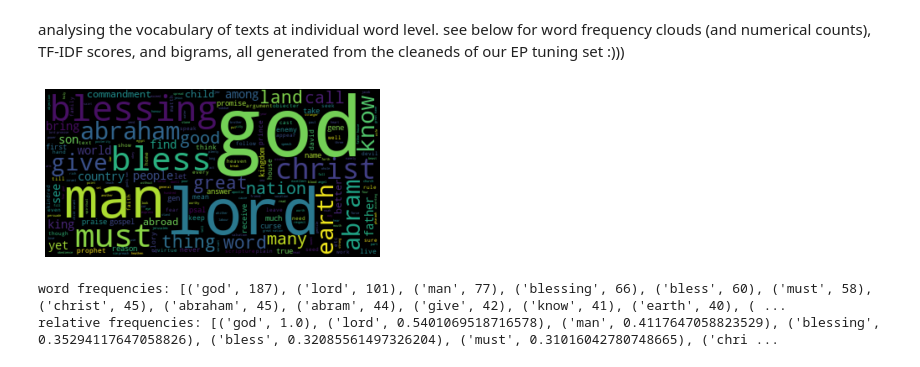
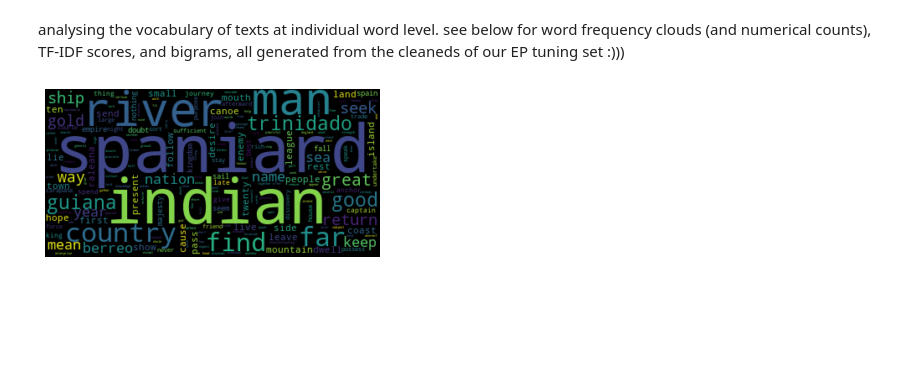
Before and after one commit to amycweng/ECBC-Data-2022, a Jupyter notebook: vocab.ipynb, the cells around one changed output. Cells and saved outputs as stored; diff of their text form; code cells hidden in the pictures; blank space fills up the shorter version.

```diff
--- a/vocab.ipynb
+++ b/vocab.ipynb
@@ -34,7 +34,7 @@ def remove_stopwords(data):
 #tf-idf set up
 texts = []
 textnames = []
-folder = '/srv/data/companyTextsClean'
+folder = '/srv/data/newEPTuningCleaner'
 for file in os.listdir(folder):
     path = os.path.join(folder,file)
     f = open(path,'r')
@@ -65,39 +65,36 @@ df = pd.DataFrame(wordcounts, index=[name for name in textnames]).fillna(0)
 # %%
 #term frequency & word clouds through wordcloud library processing
 
 #use this for specific text
 # fileTF = input("Input the TCP ID of the file here:")
-fileTF = "A13290"
+fileTF = "A04813"
 textstring = ' '.join(tokenized[textnames.index(fileTF)]).lower()
 
 #use this for a chunk of texts
 # wholecorpusstring = ' '.join(corpus)
 
 # parameters to play with: min_word_length, collocations, collocation_threshold, stopwards
 
 #single text
 wordcloud = WordCloud(stopwords=STOPWORDS, collocations=True, min_word_length=3).generate(textstring)
 #corpus
 # wordcloud = WordCloud(stopwords=STOPWORDS, collocations=True, collocation_threshold=20, min_word_length=4).generate(wholecorpusstring)
 
 plt.imshow(wordcloud, interpolation='bilinear')
 plt.axis('off')
 plt.show()
 
 #single text
 textdict = wordcloud.process_text(textstring)
 #corpus
 # textdict = wordcloud.process_text(wholecorpusstring)
 
 wordfreq={k: v for k, v in sorted(textdict.items(),reverse=True, key=lambda item: item[1])}
 relfreq=wordcloud.words_
 
-# printing top 40 words and frequency + relative freq
-N=40
-
-print("word frequencies:", list(wordfreq.items())[:N])
-print("relative frequencies:", list(relfreq.items())[:N])
+# not using this, doesn't print nicely
+# N=40
+# print("word frequencies:", list(wordfreq.items())[:N])
+# print("relative frequencies:", list(relfreq.items())[:N])
 # %% [output]
-[figure, old version]
+[figure, new version]
-word frequencies: [('god', 187), ('lord', 101), ('man', 77), ('blessing', 66), ('bless', 60), ('must', 58), ('christ', 45), ('abraham', 45), ('abram', 44), ('give', 42), ('know', 41), ('earth', 40), ( ...
-relative frequencies: [('god', 1.0), ('lord', 0.5401069518716578), ('man', 0.4117647058823529), ('blessing', 0.35294117647058826), ('bless', 0.32085561497326204), ('must', 0.31016042780748665), ('chri ...
```
Also changed, not shown: parts of 9 cells of this notebook.
